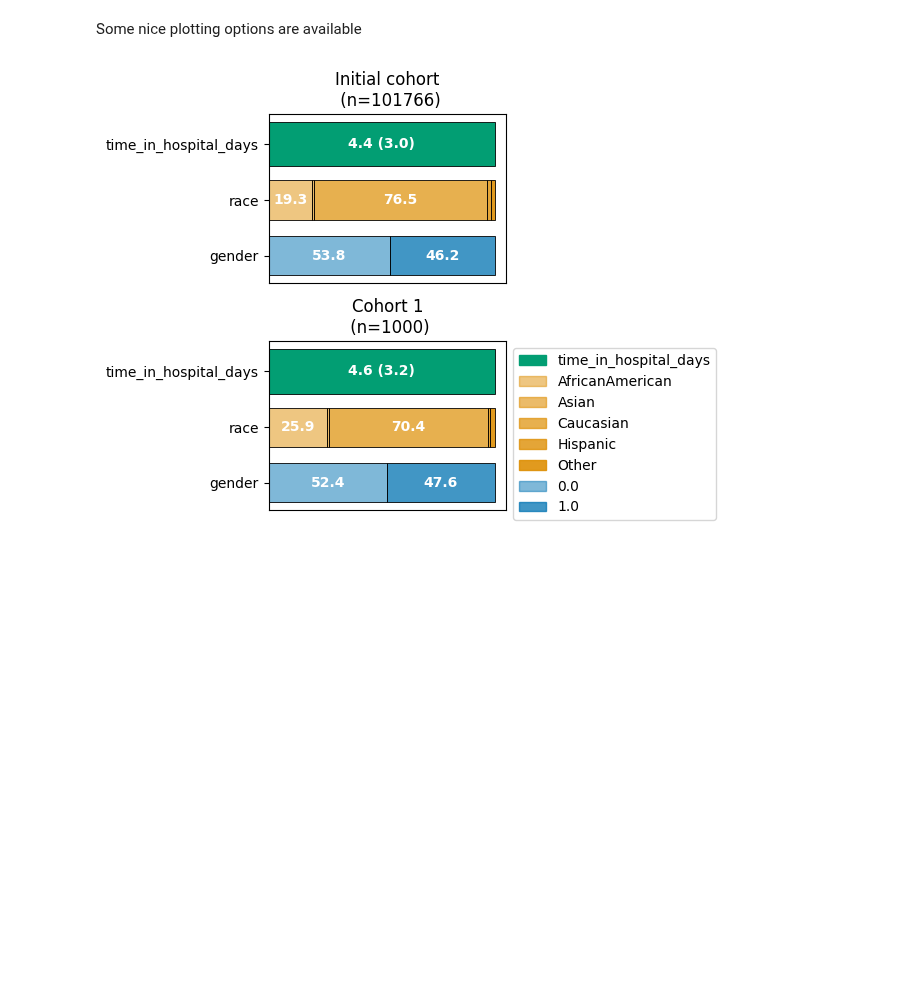
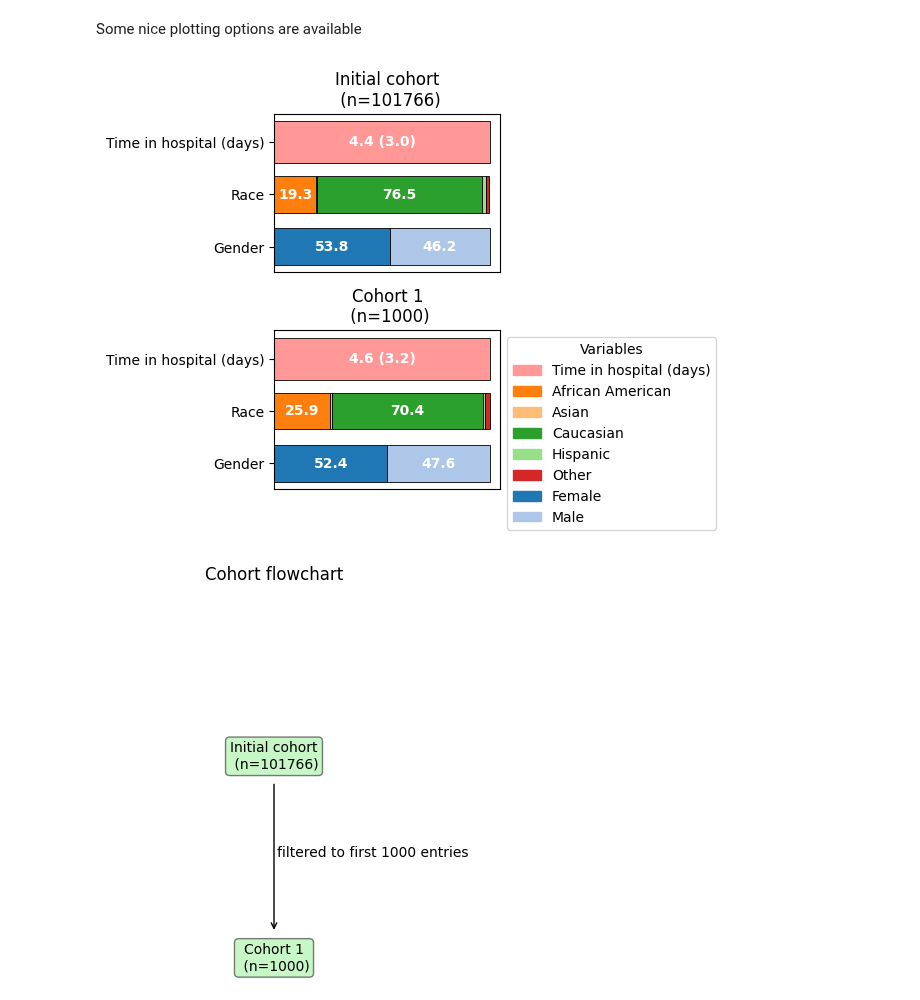
Before and after one commit to theislab/ehrapy, a Jupyter notebook: cohort_tracking.ipynb, the cells around one changed output. Drawn from its saved outputs; the diff is of its cells as text; code cells hidden in the pictures; blank space fills up the shorter version.

Commit message:
updates with better names, label-dicts, better colors, more tests

```diff
--- a/cohort_tracking.ipynb
+++ b/cohort_tracking.ipynb
@@ -61,7 +56,23 @@ pop_track.plot_flowchart()
 [figure]
 # %% [markdown]
 Some nice plotting options are available
-# %%
-pop_track.plot_cohort_change(subfigure_title=True)
-# %% [output]
-[figure, removed]
+# %%
+pop_track.plot_cohort_barplot(
+    subfigure_title=True,
+    yticks_labels={"time_in_hospital_days": "Time in hospital (days)", "race": "Race", "gender": "Gender"},
+    color_palette="tab20",
+    legend_labels={
+        "time_in_hospital_days": "Time in hospital (days)",
+        "AfricanAmerican": "African American",
+        0.0: "Female",
+        1.0: "Male",
+    },
+    legend_kwargs={"title": "Variables", "bbox_to_anchor": (1, 1)},
+)
+
+pop_track.plot_flowchart(
+    title="Cohort flowchart", arrow_size=0.75, bbox_kwargs={"fc": "lightgreen"}, arrowprops_kwargs={"color": "black"}
+)
+# %% [output]
+[figure, added]
+[figure, added]
```
Also changed, not shown: parts of 4 cells of this notebook, 12 other files.
